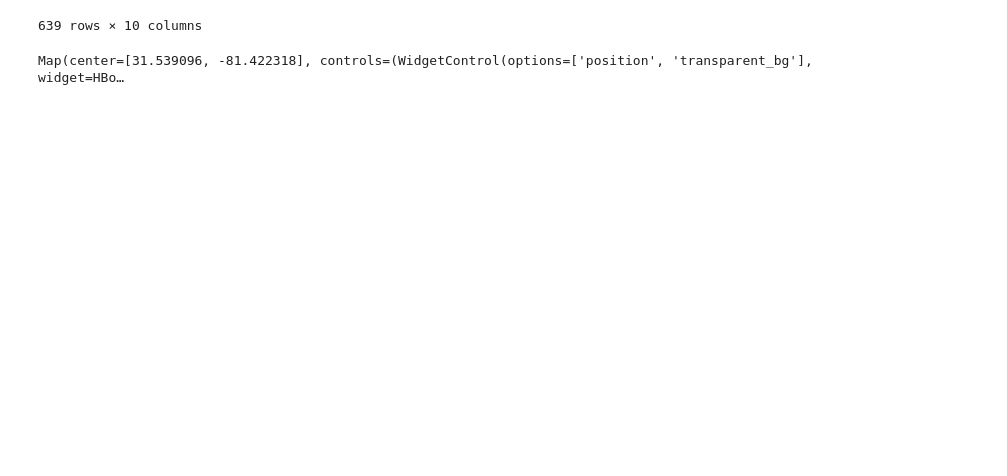
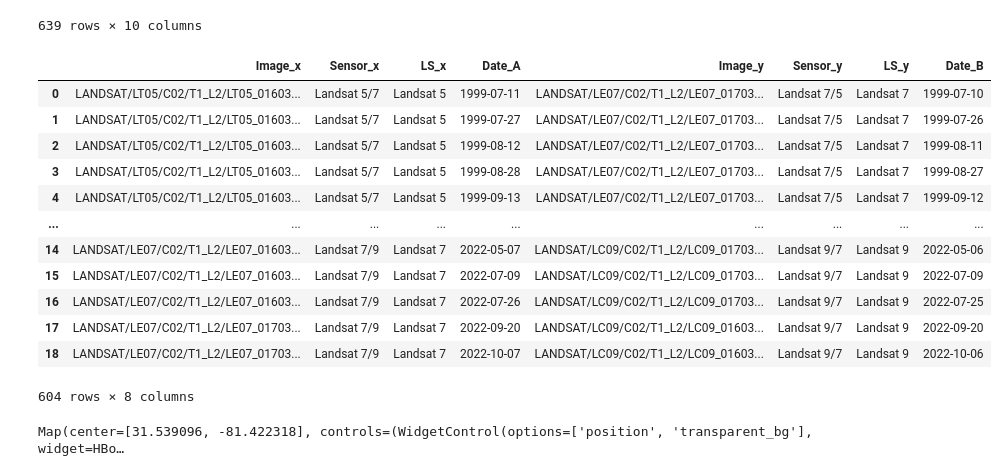
Before and after one commit to asajulien/PhD, a Jupyter notebook: Jupyter/Flats work/FLATS comparison.ipynb, the cells around one changed output. Drawn from its saved outputs; the diff is of its cells as text; code cells hidden in the pictures; blank space fills up the shorter version.

```diff
--- a/Jupyter/Flats work/FLATS comparison.ipynb
+++ b/Jupyter/Flats work/FLATS comparison.ipynb
@@ -199,6 +199,12 @@ print('Landsat 8/9 NEAR coincident images: ' + str(N89.size().getInfo()))
 #Remember: this is just in Georgia! Discrepencies in image collection sizes due to some duplicate dates bewteen images
 #See: https://gis.stackexchange.com/questions/345962/create-paired-images-by-near-date
 #327, 257, 49
+
+#12/01/2022 - Add landsat 7-9 comparison!
+N79 = ee.ImageCollection(simpleJoin.apply(l7_col, l9_col, filterNear))
+N97 = ee.ImageCollection(simpleJoin.apply(l9_col, l7_col, filterNear))
+
+print('Landsat 7/9 NEAR coincident images: ' + str(N79.size().getInfo()))
 # %% [output]
 Landsat 5/7 NEAR coincident images: 328
 Landsat 7/8 NEAR coincident images: 257
@@ -296,4 +303,13 @@ y98['LS'] = 'Landsat 9'
 df = pd.concat([y57,y75,y78,y87,y89,y98], axis = 0)
 df['Date'] = pd.to_datetime(df.Image.str.split('_').str[3])
 df
+
+#Added 12/01/22 - 7/9 comparison
+y79 = pd.DataFrame(N79.aggregate_array('system:id').getInfo(),columns = ['Image'], index = None)
+y79['Sensor'] = 'Landsat 7/9'
+y79['LS'] = 'Landsat 7'
+
+y97 = pd.DataFrame(N97.aggregate_array('system:id').getInfo(),columns = ['Image'], index = None)
+y97['Sensor'] = 'Landsat 9/7'
+y97['LS'] = 'Landsat 9'
 # %% [output]
@@ -429,6 +433,10 @@ y78['Date_A'] = pd.to_datetime(y78.Image.str.split('_').str[3])
 y87['Date_B'] = pd.to_datetime(y87.Image.str.split('_').str[3])
 y89['Date_A'] = pd.to_datetime(y89.Image.str.split('_').str[3])
 y98['Date_B'] = pd.to_datetime(y98.Image.str.split('_').str[3])
+
+#Added 12/01/22 - L7/9 comparison
+y79['Date_A'] = pd.to_datetime(y79.Image.str.split('_').str[3])
+y97['Date_B'] = pd.to_datetime(y97.Image.str.split('_').str[3])
 
 merged57 = pd.merge_asof(
     y57.sort_values('Date_A'),
@@ -457,6 +465,16 @@ merged89 = pd.merge_asof(
     tolerance=pd.Timedelta("86400000ms")
 )
 
+#Added 12/01/22 - L7/9 comparison
+merged79 = pd.merge_asof(
+    y79.sort_values('Date_A'),
+    y97.sort_values('Date_B'),
+    left_on = 'Date_A',
+    right_on = 'Date_B',
+    direction = 'nearest',
+    tolerance=pd.Timedelta("86400000ms")
+)
+
 # dfx = pd.concat([merged57, merged78, merged89], axis = 0)
 # merged57=merged57[merged57['Image_y'].notna()]
 # dfx
@@ -478,6 +496,24 @@ dfx
 | 52 | LANDSAT/LC08/C02/T1_L2/LC08_01603... | Landsat 8/9 | Landsat 8 | 2022-09-28 | 2022-09-28 | LANDSAT/LC09/C02/T1_L2/LC09_01703... | Landsat 9/8 | Landsat 9 | 2022-09-27 | 2022-09-27 |
 | 53 | LANDSAT/LC08/C02/T1_L2/LC08_01703... | Landsat 8/9 | Landsat 8 | 2022-10-05 | 2022-10-05 | LANDSAT/LC09/C02/T1_L2/LC09_01603... | Landsat 9/8 | Landsat 9 | 2022-10-06 | 2022-10-06 |
 639 rows × 10 columns
+# %%
+#Added 12/01/22 - L7/9 comparison
+dfy = pd.concat([merged57, merged78, merged79], axis = 0)
+dfy
+# %% [output]
+|  | Image_x | Sensor_x | LS_x | Date_A | Image_y | Sensor_y | LS_y | Date_B |
+| 0 | LANDSAT/LT05/C02/T1_L2/LT05_01603... | Landsat 5/7 | Landsat 5 | 1999-07-11 | LANDSAT/LE07/C02/T1_L2/LE07_01703... | Landsat 7/5 | Landsat 7 | 1999-07-10 |
+| 1 | LANDSAT/LT05/C02/T1_L2/LT05_01603... | Landsat 5/7 | Landsat 5 | 1999-07-27 | LANDSAT/LE07/C02/T1_L2/LE07_01703... | Landsat 7/5 | Landsat 7 | 1999-07-26 |
+| 2 | LANDSAT/LT05/C02/T1_L2/LT05_01603... | Landsat 5/7 | Landsat 5 | 1999-08-12 | LANDSAT/LE07/C02/T1_L2/LE07_01703... | Landsat 7/5 | Landsat 7 | 1999-08-11 |
+| 3 | LANDSAT/LT05/C02/T1_L2/LT05_01603... | Landsat 5/7 | Landsat 5 | 1999-08-28 | LANDSAT/LE07/C02/T1_L2/LE07_01703... | Landsat 7/5 | Landsat 7 | 1999-08-27 |
+| 4 | LANDSAT/LT05/C02/T1_L2/LT05_01603... | Landsat 5/7 | Landsat 5 | 1999-09-13 | LANDSAT/LE07/C02/T1_L2/LE07_01703... | Landsat 7/5 | Landsat 7 | 1999-09-12 |
+| ... | ... | ... | ... | ... | ... | ... | ... | ... |
+| 14 | LANDSAT/LE07/C02/T1_L2/LE07_01603... | Landsat 7/9 | Landsat 7 | 2022-05-07 | LANDSAT/LC09/C02/T1_L2/LC09_01703... | Landsat 9/7 | Landsat 9 | 2022-05-06 |
+| 15 | LANDSAT/LE07/C02/T1_L2/LE07_01603... | Landsat 7/9 | Landsat 7 | 2022-07-09 | LANDSAT/LC09/C02/T1_L2/LC09_01703... | Landsat 9/7 | Landsat 9 | 2022-07-09 |
+| 16 | LANDSAT/LE07/C02/T1_L2/LE07_01603... | Landsat 7/9 | Landsat 7 | 2022-07-26 | LANDSAT/LC09/C02/T1_L2/LC09_01703... | Landsat 9/7 | Landsat 9 | 2022-07-25 |
+| 17 | LANDSAT/LE07/C02/T1_L2/LE07_01703... | Landsat 7/9 | Landsat 7 | 2022-09-20 | LANDSAT/LC09/C02/T1_L2/LC09_01603... | Landsat 9/7 | Landsat 9 | 2022-09-20 |
+| 18 | LANDSAT/LE07/C02/T1_L2/LE07_01703... | Landsat 7/9 | Landsat 7 | 2022-10-07 | LANDSAT/LC09/C02/T1_L2/LC09_01603... | Landsat 9/7 | Landsat 9 | 2022-10-06 |
+604 rows × 8 columns
 # %%
 #Test correlation
 x5 = ee.Image(df1.loc[1, 'Image'])
```
Also changed, not shown: parts of 4 cells of this notebook, 2 other files.
